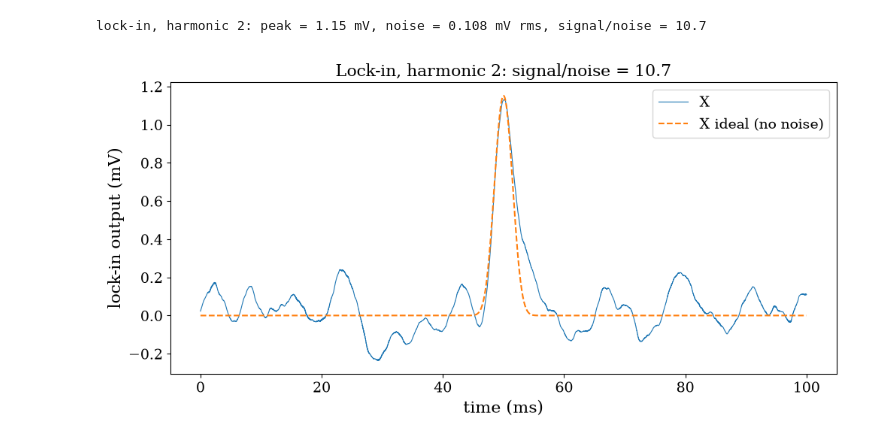
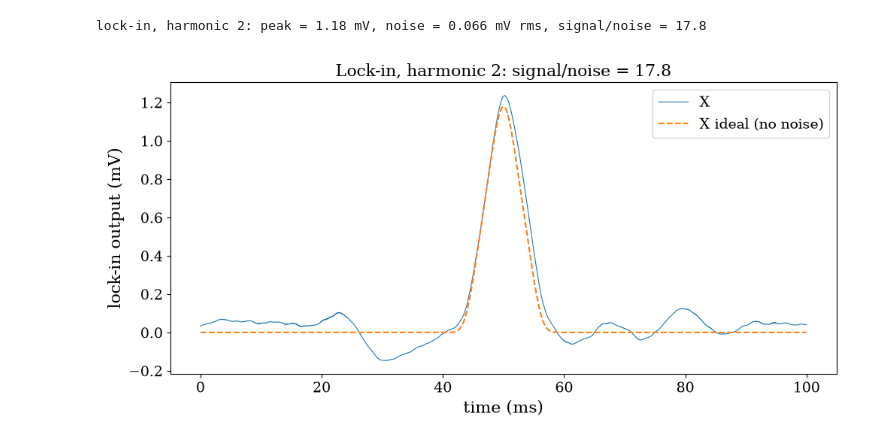
Before and after one commit to josephmlev/eedm_jml, a Jupyter notebook: daqAnalysisAndExperiments/launch/absorptionLockin/absorptionLockin.ipynb, the cells around one changed output. Drawn from its saved outputs; the diff is of its cells as text; code cells hidden in the pictures.

```diff
--- a/daqAnalysisAndExperiments/launch/absorptionLockin/absorptionLockin.ipynb
+++ b/daqAnalysisAndExperiments/launch/absorptionLockin/absorptionLockin.ipynb
@@ -187,7 +187,7 @@ linewidth_MHz = 5.2
 # modulation
 mod_amp_MHz = 7.0
 mod_freq_Hz = 8e3
-mod_dc_MHz = 4
+mod_dc_MHz = 0
 mod_phase_rad = 0.0
 
 # modulation channel digitizing
@@ -196,7 +196,7 @@ mod_white_rms_V = 2.1e-3
 mod_seed = 1
 
 # time-of-flight signal
-dip_depth_V = 0.005
+dip_depth_V = 0.01
 t0_s = 0.05
 sigma_t_s = 0.001
 
@@ -318,7 +318,7 @@ background noise rms = 50.00 mV
 # %%
 # ---------------- parameters ----------------
 lockin_harmonic = 2
-lockin_n_periods = 20
+lockin_n_periods = 50
 def boxcar(x, N):
     """Centered moving average over N samples (no time delay)."""
     return np.convolve(x, np.ones(N) / N, mode='same')
@@ -333,32 +333,32 @@ def lock_in(t, v, f_Hz, phase_rad, harmonic=2, n_periods=10):
     arg = harmonic * theta - (harmonic % 2) * np.pi / 2
     v_ac = v - np.mean(v)
     N = int(round(n_periods * fs / f_Hz))
     X = -2 * boxcar(boxcar(v_ac * np.cos(arg), N), N)
     Y = -2 * boxcar(boxcar(v_ac * np.sin(arg), N), N)
     return X, Y, N
 
 
 # ---------------- compute ----------------
 X, Y, N = lock_in(t, v, ref['f_Hz'], ref['phase_rad'], lockin_harmonic, lockin_n_periods)
 
 # ground truth: noiseless dip, true reference
 X_ideal, _, _ = lock_in(t, baseline_V - dip, mod_freq_Hz, mod_phase_rad,
                         lockin_harmonic, lockin_n_periods)
 
 valid = slice(N, -N)   # drop filter edge effects
 snr = X_ideal.max() / np.std((X - X_ideal)[valid])
 print(f"lock-in, harmonic {lockin_harmonic}: peak = {X_ideal.max() * 1e3:.2f} mV, "
       f"noise = {np.std((X - X_ideal)[valid]) * 1e3:.3f} mV rms, signal/noise = {snr:.1f}")
 
 # ---------------- plot ----------------
 plt.figure(figsize=(10, 5))
 plt.plot(t * 1e3, X * 1e3, lw=0.8, label='X')
 plt.plot(t * 1e3, X_ideal * 1e3, lw=1.5, ls='--', label='X ideal (no noise)')
 plt.xlabel('time (ms)')
 plt.ylabel('lock-in output (mV)')
 plt.title(f'Lock-in, harmonic {lockin_harmonic}: signal/noise = {snr:.1f}')
 plt.legend()
 plt.tight_layout()
 # %% [output]
-lock-in, harmonic 2: peak = 1.15 mV, noise = 0.108 mV rms, signal/noise = 10.7
+lock-in, harmonic 2: peak = 1.18 mV, noise = 0.066 mV rms, signal/noise = 17.8
-[figure, old version]
+[figure, new version]
```
Also changed, not shown: parts of 1 cell of this notebook, 4 other files.
